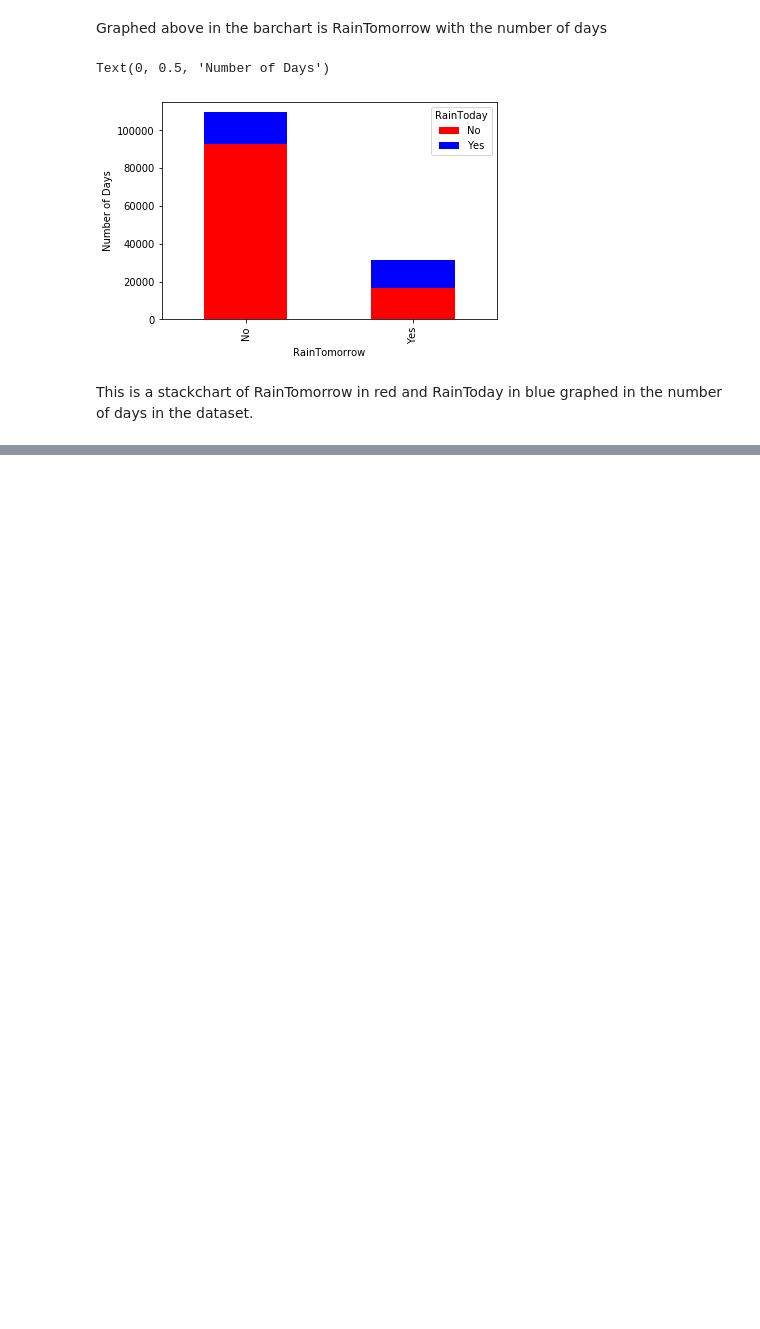
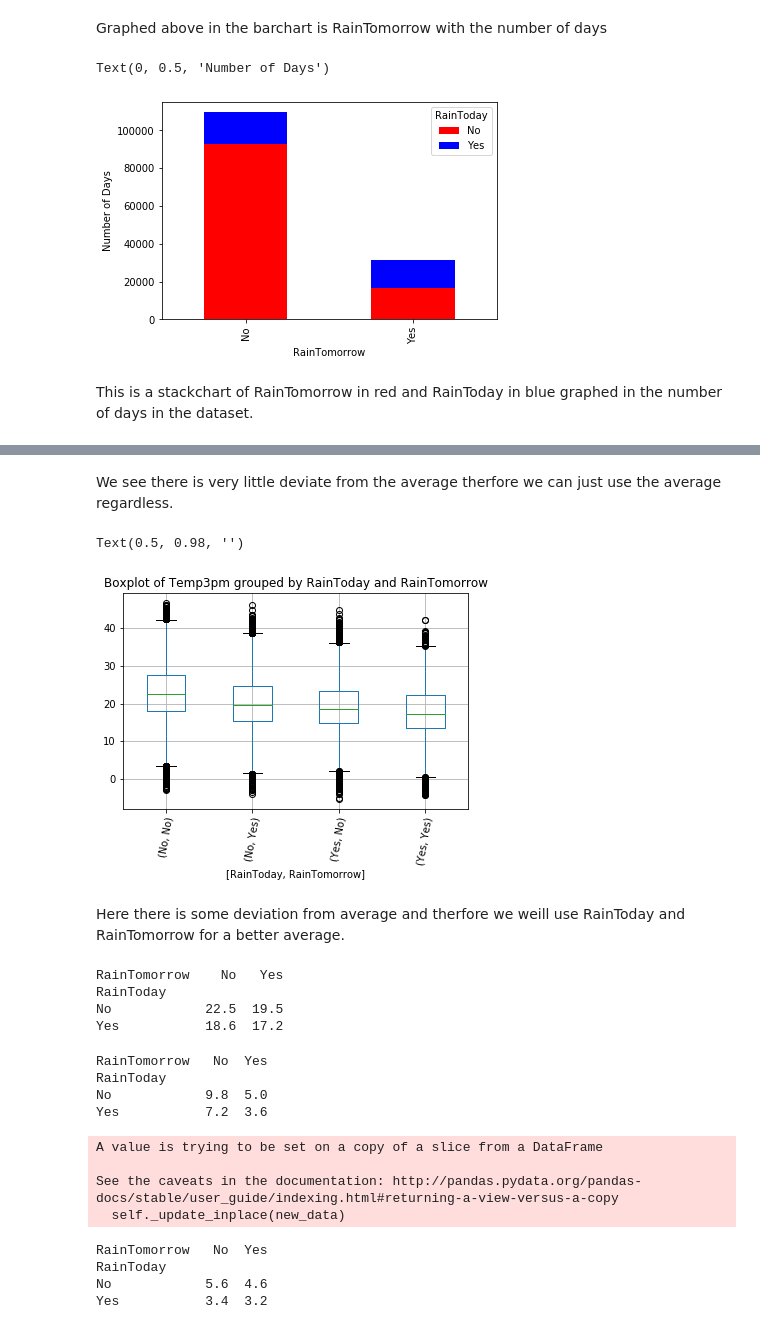
Before and after one commit to CathalDaly1/CS4055-Data-mining-Project, a Jupyter notebook: CS4055 Project - Weather in AUS DataSet.ipynb, the cells around one changed output, grey strips where cells are left out. Saved outputs shown, nothing was run; the diff lists cells and outputs as text; code cells hidden in the pictures; blank space fills up the shorter version.

Commit message:
Added data prep

```diff
--- a/CS4055 Project - Weather in AUS DataSet.ipynb
+++ b/CS4055 Project - Weather in AUS DataSet.ipynb
@@ -191,0 +336,24 @@ This is a stackchart of RainTomorrow in red and RainToday in blue graphed in the
+# %% [markdown]
+We see there is very little deviate from the average therfore we can just use the average regardless.
+# %%
+df['Temp9am'] = df['Temp9am'].fillna((df['Temp9am'].mean()))
+# %%
+df.boxplot(column='Temp3pm', by=['RainToday','RainTomorrow'], rot=80)
+plt.title("Boxplot of Temp3pm grouped by RainToday and RainTomorrow")
+plt.suptitle("")
+# %% [output]
+Text(0.5, 0.98, '')
+[figure, added]
+# %% [markdown]
+Here there is some deviation from average and therfore we weill use RainToday and RainTomorrow for a better average.
+# %%
+table = df.pivot_table(values='Temp3pm',
+                       index='RainToday',
+                       columns='RainTomorrow',
+                       aggfunc=np.median)
+print(table)
+# %% [output]
+RainTomorrow    No   Yes
+RainToday
+No            22.5  19.5
+Yes           18.6  17.2
@@ -191,0 +377,32 @@ This is a stackchart of RainTomorrow in red and RainToday in blue graphed in the
+# %%
+table = df.pivot_table(values='Sunshine',
+                       index='RainToday',
+                       columns='RainTomorrow',
+                       aggfunc=np.median)
+print(table)
+# %% [output]
+RainTomorrow   No  Yes
+RainToday
+No            9.8  5.0
+Yes           7.2  3.6
+# %%
+def get_element(x):
+    return table.loc[x['RainToday'], x['RainTomorrow']]
+
+df['Sunshine'].fillna(df[df['Sunshine'].isnull()].apply(get_element, axis=1), inplace=True)
+# %% [output]
+A value is trying to be set on a copy of a slice from a DataFrame
+
+See the caveats in the documentation: http://pandas.pydata.org/pandas-docs/stable/user_guide/indexing.html#returning-a-view-versus-a-copy
+  self._update_inplace(new_data)
+# %%
+table = df.pivot_table(values='Evaporation',
+                       index='RainToday',
+                       columns='RainTomorrow',
+                       aggfunc=np.median)
+print(table)
+# %% [output]
+RainTomorrow   No  Yes
+RainToday
+No            5.6  4.6
+Yes           3.4  3.2
```
Also changed, not shown: parts of 31 cells of this notebook.
